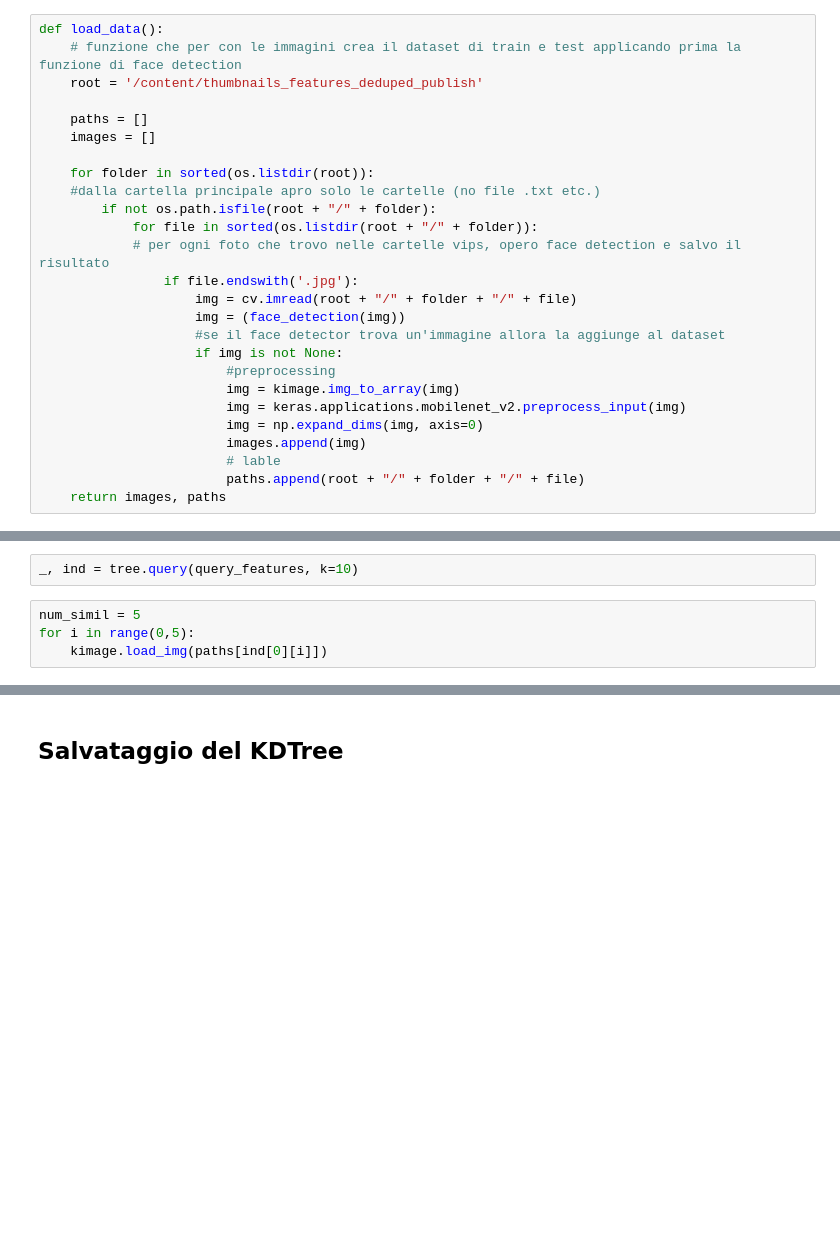
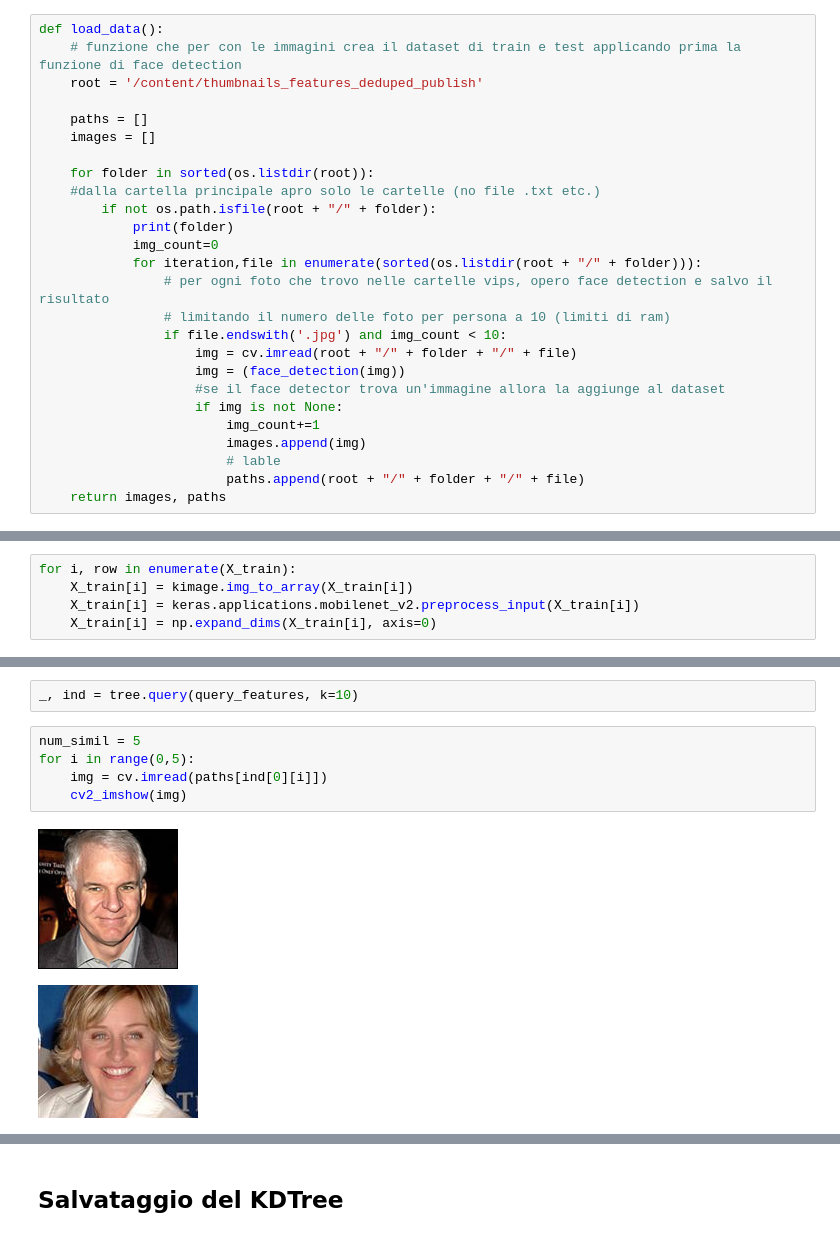
Before and after one commit to DragoneKTM/Digital-signal-and-image-processing, a Jupyter notebook: DSIM_image_retrival.ipynb, the cells around one changed output, grey strips where cells are left out. Cells and saved outputs as stored; diff of their text form; blank space fills up the shorter version.

```diff
--- a/DSIM_image_retrival.ipynb
+++ b/DSIM_image_retrival.ipynb
@@ -54,17 +54,17 @@ def load_data():
     for folder in sorted(os.listdir(root)):
     #dalla cartella principale apro solo le cartelle (no file .txt etc.)
         if not os.path.isfile(root + "/" + folder):
-            for file in sorted(os.listdir(root + "/" + folder)):
-            # per ogni foto che trovo nelle cartelle vips, opero face detection e salvo il risultato
-                if file.endswith('.jpg'):
+            print(folder)
+            img_count=0
+            for iteration,file in enumerate(sorted(os.listdir(root + "/" + folder))):
+                # per ogni foto che trovo nelle cartelle vips, opero face detection e salvo il risultato
+                # limitando il numero delle foto per persona a 10 (limiti di ram)
+                if file.endswith('.jpg') and img_count < 10:
                     img = cv.imread(root + "/" + folder + "/" + file)
                     img = (face_detection(img))
                     #se il face detector trova un'immagine allora la aggiunge al dataset
                     if img is not None:
-                        #preprocessing
-                        img = kimage.img_to_array(img)
-                        img = keras.applications.mobilenet_v2.preprocess_input(img)
-                        img = np.expand_dims(img, axis=0)
+                        img_count+=1
                         images.append(img)
                         # lable
                         paths.append(root + "/" + folder + "/" + file)
@@ -74,3 +94,8 @@ X_train, paths = load_data()
+# %%
+for i, row in enumerate(X_train):
+    X_train[i] = kimage.img_to_array(X_train[i])
+    X_train[i] = keras.applications.mobilenet_v2.preprocess_input(X_train[i])
+    X_train[i] = np.expand_dims(X_train[i], axis=0)
 # %% [markdown]
 # Feature extraction
 # %%
@@ -109,4 +138,8 @@ _, ind = tree.query(query_features, k=10)
 # %%
 num_simil = 5
 for i in range(0,5):
-    kimage.load_img(paths[ind[0][i]])
+    img = cv.imread(paths[ind[0][i]])
+    cv2_imshow(img)
+# %% [output]
+[figure, added]
+[figure, added]
```
Also changed, not shown: parts of 10 cells of this notebook.
